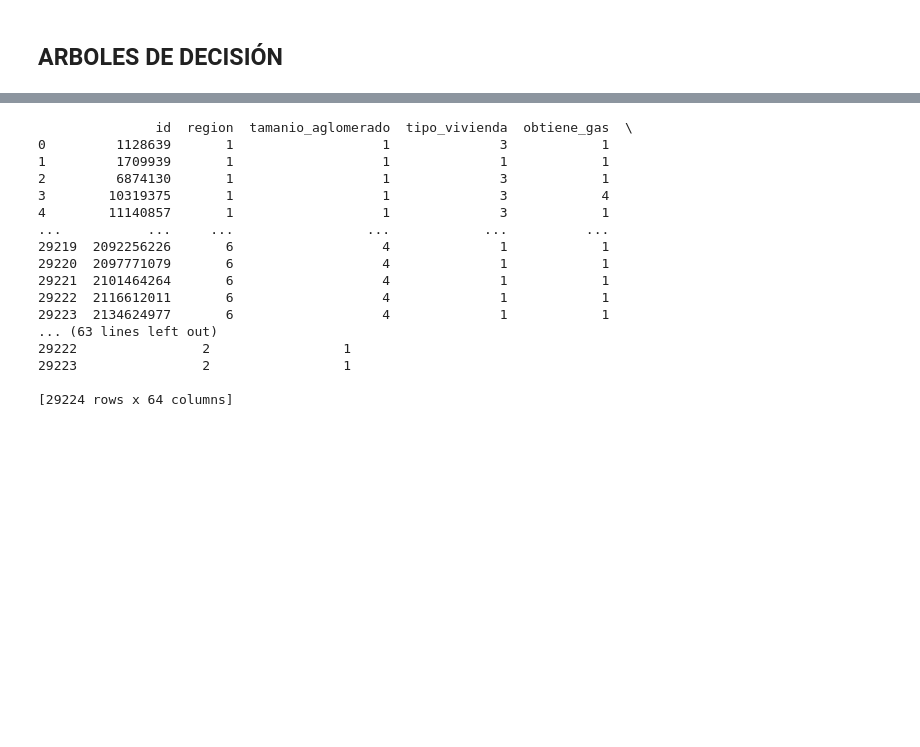
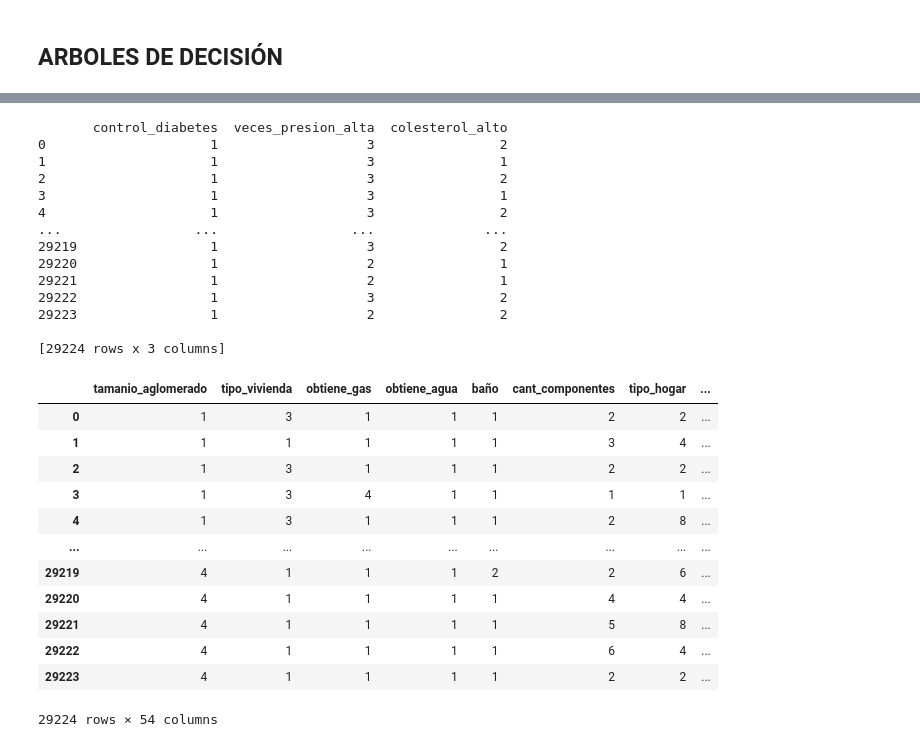
Before and after one commit to pupidly/AnalisisYPF, a Jupyter notebook: entrega3.ipynb, the cells around one changed output, grey strips where cells are left out. Saved outputs shown, nothing was run; the diff lists cells and outputs as text; code cells hidden in the pictures; blank space fills up the shorter version.

```diff
--- a/entrega3.ipynb
+++ b/entrega3.ipynb
@@ -54,22 +56,19 @@ cols_to_move = [ 'veces_presion_alta', 'colesterol_alto', 'dijeron_diabetes']
 
 df = df[[col for col in df if col not in cols_to_move] + cols_to_move]
 
-print (df)
+print (df.iloc[:,-4:-1])
 # %% [output]
-               id  region  tamanio_aglomerado  tipo_vivienda  obtiene_gas  \
-0         1128639       1                   1              3            1
-1         1709939       1                   1              1            1
-2         6874130       1                   1              3            1
-3        10319375       1                   1              3            4
-4        11140857       1                   1              3            1
-...           ...     ...                 ...            ...          ...
-29219  2092256226       6                   4              1            1
-29220  2097771079       6                   4              1            1
-29221  2101464264       6                   4              1            1
-29222  2116612011       6                   4              1            1
-29223  2134624977       6                   4              1            1
-... (63 lines left out)
-29222                2                 1
-29223                2                 1
+       control_diabetes  veces_presion_alta  colesterol_alto
+0                     1                   3                2
+1                     1                   3                1
+2                     1                   3                2
+3                     1                   3                1
+4                     1                   3                2
+...                 ...                 ...              ...
+29219                 1                   3                2
+29220                 1                   2                1
+29221                 1                   2                1
+29222                 1                   3                2
+29223                 1                   2                2
 
-[29224 rows x 64 columns]
+[29224 rows x 3 columns]
@@ -81,0 +75,19 @@ print (df)
+# %%
+# Variables independientes
+
+X_columns = df.iloc[:, 2:-3] #todas las columnas menos las dos primeras (id y region) y las ultimas 3
+X_columns
+# %% [output]
+|  | tamanio_aglomerado | tipo_vivienda | obtiene_gas | obtiene_agua | baño | cant_componentes | tipo_hogar | ... |
+| 0 | 1 | 3 | 1 | 1 | 1 | 2 | 2 | ... |
+| 1 | 1 | 1 | 1 | 1 | 1 | 3 | 4 | ... |
+| 2 | 1 | 3 | 1 | 1 | 1 | 2 | 2 | ... |
+| 3 | 1 | 3 | 4 | 1 | 1 | 1 | 1 | ... |
+| 4 | 1 | 3 | 1 | 1 | 1 | 2 | 8 | ... |
+| ... | ... | ... | ... | ... | ... | ... | ... | ... |
+| 29219 | 4 | 1 | 1 | 1 | 2 | 2 | 6 | ... |
+| 29220 | 4 | 1 | 1 | 1 | 1 | 4 | 4 | ... |
+| 29221 | 4 | 1 | 1 | 1 | 1 | 5 | 8 | ... |
+| 29222 | 4 | 1 | 1 | 1 | 1 | 6 | 4 | ... |
+| 29223 | 4 | 1 | 1 | 1 | 1 | 2 | 2 | ... |
+29224 rows × 54 columns
```
Also changed, not shown: parts of 14 cells of this notebook, 3 other files.
